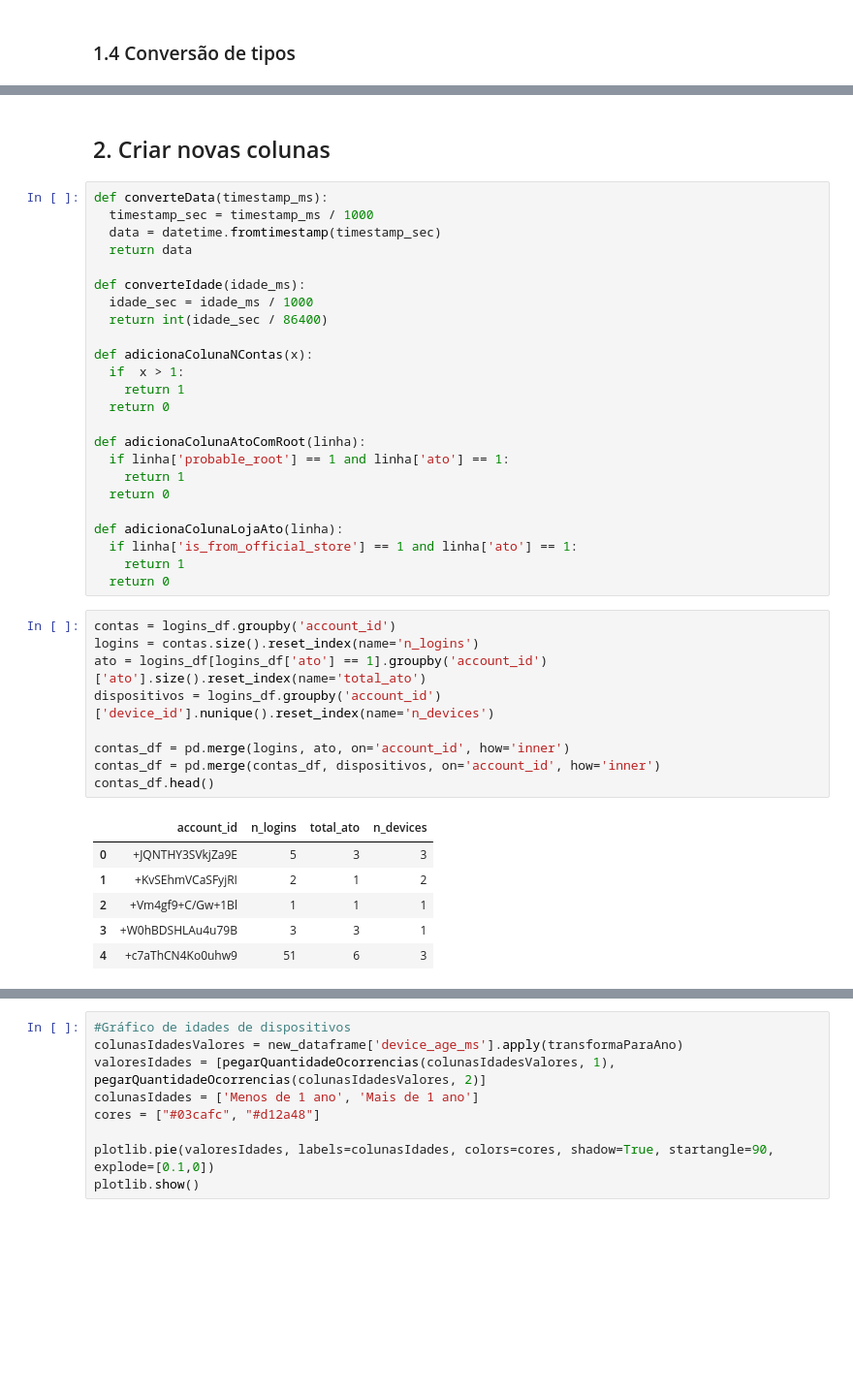
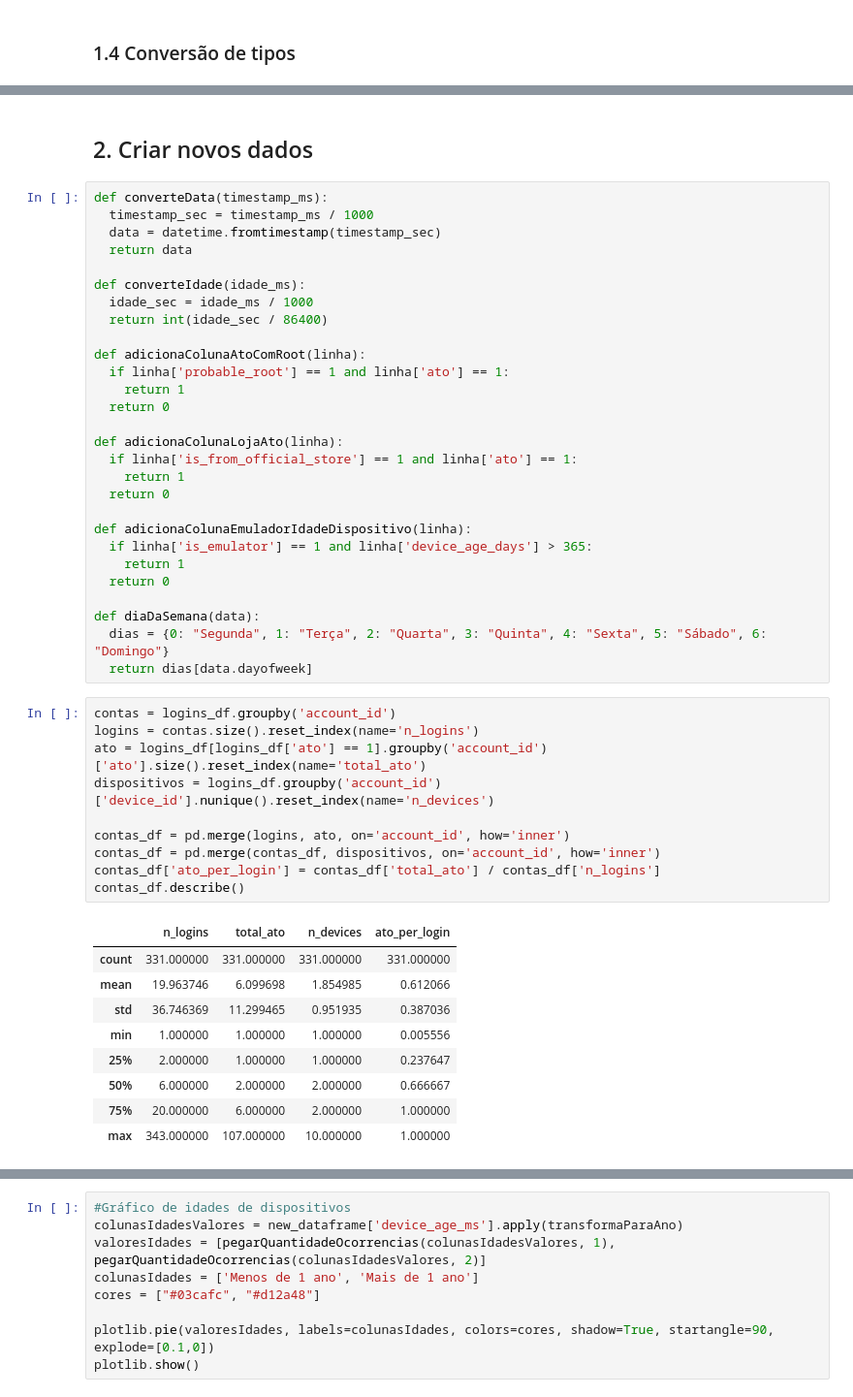
Before and after one commit to pedrosena138/projeto-if997, a Jupyter notebook: Projeto.ipynb, the cells around one changed output, grey strips where cells are left out. Shown: that part at 97% size. Drawn from its saved outputs; the diff is of its cells as text; blank space fills up the shorter version.

```diff
--- a/Projeto.ipynb
+++ b/Projeto.ipynb
@@ -176,7 +177,7 @@ None
 | 3 | 799740346461 | tghz/Mlz069esl03 | 5fqsAP5QUp1M3PLC | krWwUuXbmBEP9g38 | 1.624645e+12 | 1 | 0 | ... |
 | 4 | 799740346462 | 9mEBGcdz+RLzRNB4 | qoKjqPhxqyALMsQ5 | hzKrODiR6F0jG4rH | 1.619907e+12 | 1 | 0 | ... |
 # %% [markdown]
-## 2. Criar novas colunas
+## 2. Criar novos dados
 # %%
 def converteData(timestamp_ms):
   timestamp_sec = timestamp_ms / 1000
@@ -187,11 +188,6 @@ def converteIdade(idade_ms):
   idade_sec = idade_ms / 1000
   return int(idade_sec / 86400)
 
-def adicionaColunaNContas(x):
-  if  x > 1:
-    return 1
-  return 0
-
 def adicionaColunaAtoComRoot(linha):
   if linha['probable_root'] == 1 and linha['ato'] == 1:
     return 1
@@ -201,19 +197,32 @@ def adicionaColunaLojaAto(linha):
   if linha['is_from_official_store'] == 1 and linha['ato'] == 1:
     return 1
   return 0
+
+def adicionaColunaEmuladorIdadeDispositivo(linha):
+  if linha['is_emulator'] == 1 and linha['device_age_days'] > 365:
+    return 1
+  return 0
+
+def diaDaSemana(data):
+  dias = {0: "Segunda", 1: "Terça", 2: "Quarta", 3: "Quinta", 4: "Sexta", 5: "Sábado", 6: "Domingo"}
+  return dias[data.dayofweek]
 # %%
 contas = logins_df.groupby('account_id')
 logins = contas.size().reset_index(name='n_logins')
 ato = logins_df[logins_df['ato'] == 1].groupby('account_id')['ato'].size().reset_index(name='total_ato')
 dispositivos = logins_df.groupby('account_id')['device_id'].nunique().reset_index(name='n_devices')
 
 contas_df = pd.merge(logins, ato, on='account_id', how='inner')
 contas_df = pd.merge(contas_df, dispositivos, on='account_id', how='inner')
-contas_df.head()
+contas_df['ato_per_login'] = contas_df['total_ato'] / contas_df['n_logins']
+contas_df.describe()
 # %% [output]
-|  | account_id | n_logins | total_ato | n_devices |
-| 0 | +JQNTHY3SVkjZa9E | 5 | 3 | 3 |
-| 1 | +KvSEhmVCaSFyjRI | 2 | 1 | 2 |
-| 2 | +Vm4gf9+C/Gw+1Bl | 1 | 1 | 1 |
-| 3 | +W0hBDSHLAu4u79B | 3 | 3 | 1 |
-| 4 | +c7aThCN4Ko0uhw9 | 51 | 6 | 3 |
+|  | n_logins | total_ato | n_devices | ato_per_login |
+| count | 331.000000 | 331.000000 | 331.000000 | 331.000000 |
+| mean | 19.963746 | 6.099698 | 1.854985 | 0.612066 |
+| std | 36.746369 | 11.299465 | 0.951935 | 0.387036 |
+| min | 1.000000 | 1.000000 | 1.000000 | 0.005556 |
+| 25% | 2.000000 | 1.000000 | 1.000000 | 0.237647 |
+| 50% | 6.000000 | 2.000000 | 2.000000 | 0.666667 |
+| 75% | 20.000000 | 6.000000 | 2.000000 | 1.000000 |
+| max | 343.000000 | 107.000000 | 10.000000 | 1.000000 |
```
Also changed, not shown: parts of 18 cells of this notebook.
